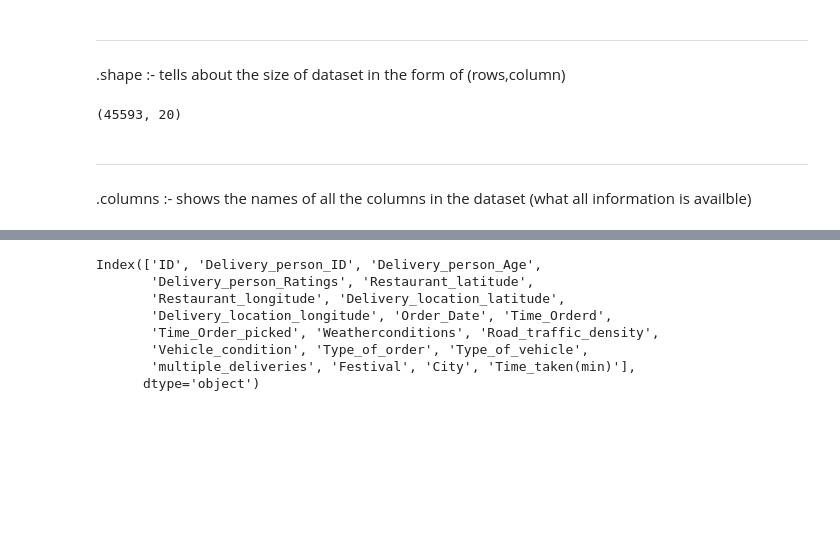
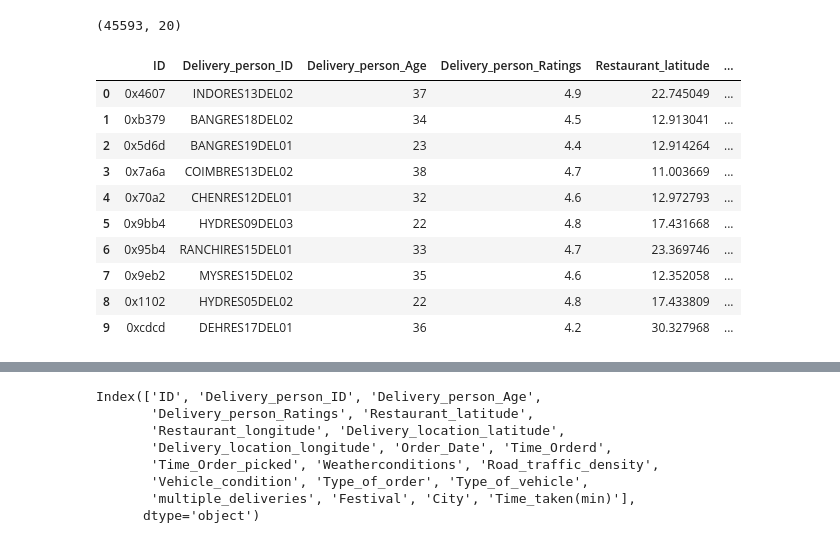
Before and after one commit to UDIT30kaushik/DeliveryDelayPrediction, a Jupyter notebook: notebooks/delivery_delay_prediction.ipynb, the cells around one changed output, grey strips where cells are left out. Drawn from its saved outputs; the diff is of its cells as text; code cells hidden in the pictures; blank space fills up the shorter version.

Commit message:
DATA CLEANED!!

```diff
--- a/notebooks/delivery_delay_prediction.ipynb
+++ b/notebooks/delivery_delay_prediction.ipynb
@@ -1,3 +1,4 @@
 # %%
 import pandas as pd
-df = pd.read_csv("C:/Users/uditk/DeliveryDelayPrediction/data/train.csv")
+
+df=pd.read_csv(r"C:\Users\uditk\DeliveryDelayPrediction\data\DATA.csv")
@@ -17,12 +5,18 @@ df.head()
-# %% [markdown]
-------------
-# %% [markdown]
-.shape :- tells about the size of dataset in the form of (rows,column)
 # %%
 df.shape
 # %% [output]
 (45593, 20)
-# %% [markdown]
----------------------
-# %% [markdown]
-.columns :- shows the names of all the columns in the dataset (what all information is availble)
+# %%
+df.head(10)
+# %% [output]
+|  | ID | Delivery_person_ID | Delivery_person_Age | Delivery_person_Ratings | Restaurant_latitude | ... |
+| 0 | 0x4607 | INDORES13DEL02 | 37 | 4.9 | 22.745049 | ... |
+| 1 | 0xb379 | BANGRES18DEL02 | 34 | 4.5 | 12.913041 | ... |
+| 2 | 0x5d6d | BANGRES19DEL01 | 23 | 4.4 | 12.914264 | ... |
+| 3 | 0x7a6a | COIMBRES13DEL02 | 38 | 4.7 | 11.003669 | ... |
+| 4 | 0x70a2 | CHENRES12DEL01 | 32 | 4.6 | 12.972793 | ... |
+| 5 | 0x9bb4 | HYDRES09DEL03 | 22 | 4.8 | 17.431668 | ... |
+| 6 | 0x95b4 | RANCHIRES15DEL01 | 33 | 4.7 | 23.369746 | ... |
+| 7 | 0x9eb2 | MYSRES15DEL02 | 35 | 4.6 | 12.352058 | ... |
+| 8 | 0x1102 | HYDRES05DEL02 | 22 | 4.8 | 17.433809 | ... |
+| 9 | 0xcdcd | DEHRES17DEL01 | 36 | 4.2 | 30.327968 | ... |
```
Also changed, not shown: parts of 38 cells of this notebook, 3 other files.
